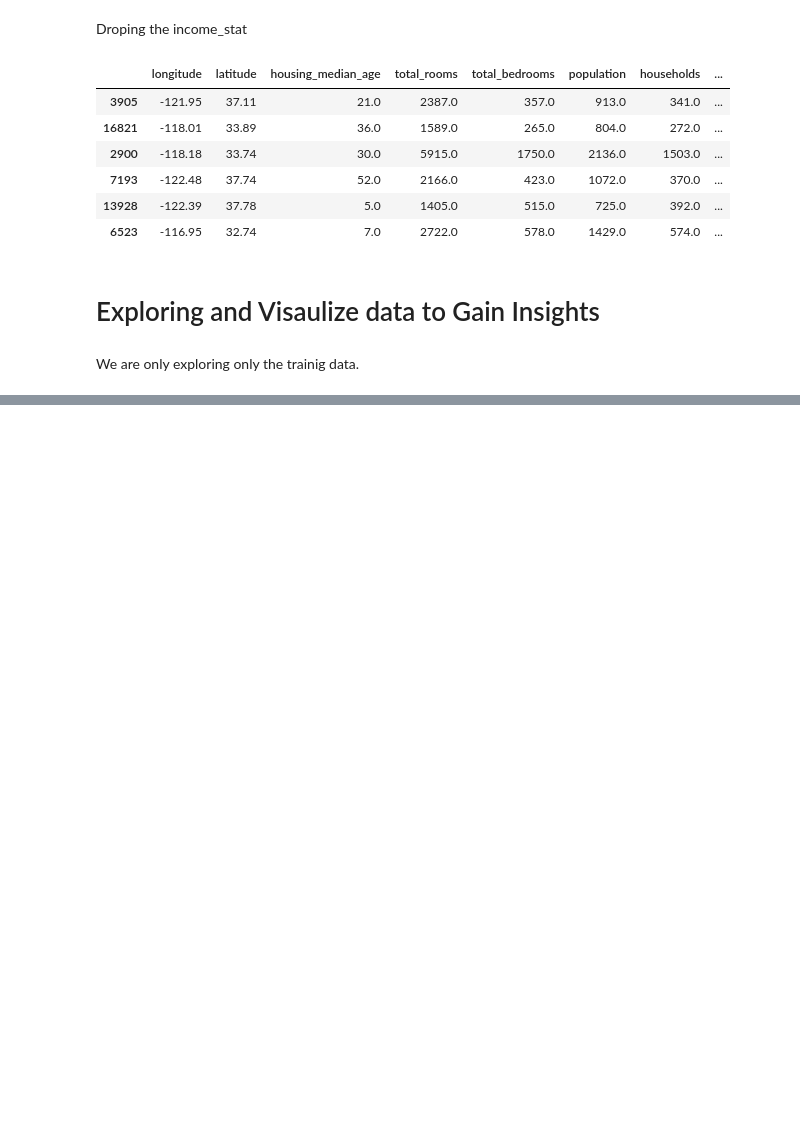
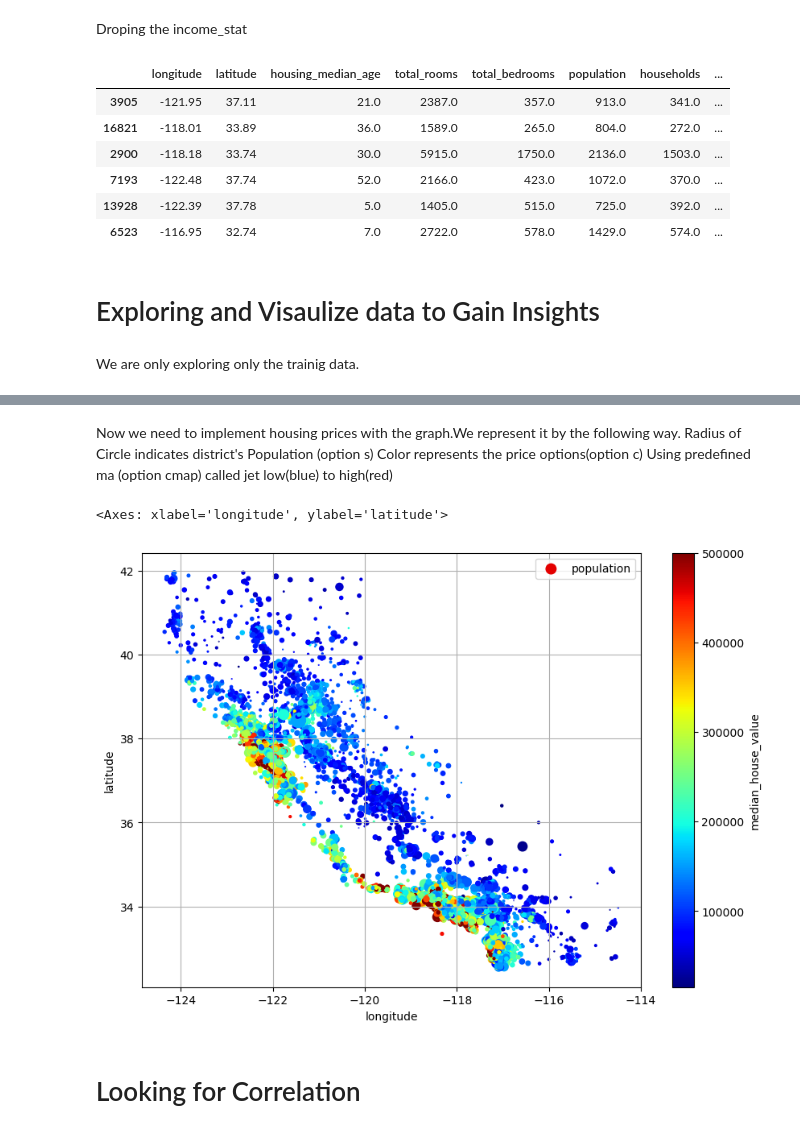
Before and after one commit to Aryan1Mahahjan/ML-Learning, a Jupyter notebook: ML learning/End_to_End_projects.ipynb, the cells around one changed output, grey strips where cells are left out. Drawn from its saved outputs; the diff is of its cells as text; code cells hidden in the pictures; blank space fills up the shorter version.

```diff
--- a/ML learning/End_to_End_projects.ipynb
+++ b/ML learning/End_to_End_projects.ipynb
@@ -166,0 +169,12 @@ housing = strat_train_set.copy()
+# %% [markdown]
+Now we need to implement housing prices with the graph.We represent it by the following way.
+Radius of Circle indicates district's Population (option s)
+Color represents the price options(option c)
+Using predefined ma (option cmap) called jet low(blue) to high(red)
+# %%
+housing.plot(kind = "scatter", x = "longitude", y = "latitude", grid = True, s = housing["population"]/100, label = "population", c = "median_house_value", cmap = "jet",colorbar = True,legend = True,sharex = False,figsize = (10,7))
+# %% [output]
+<Axes: xlabel='longitude', ylabel='latitude'>
+[figure, added]
+# %% [markdown]
+# Looking for Correlation
```
Also changed, not shown: parts of 7 cells of this notebook, 1 other file.
